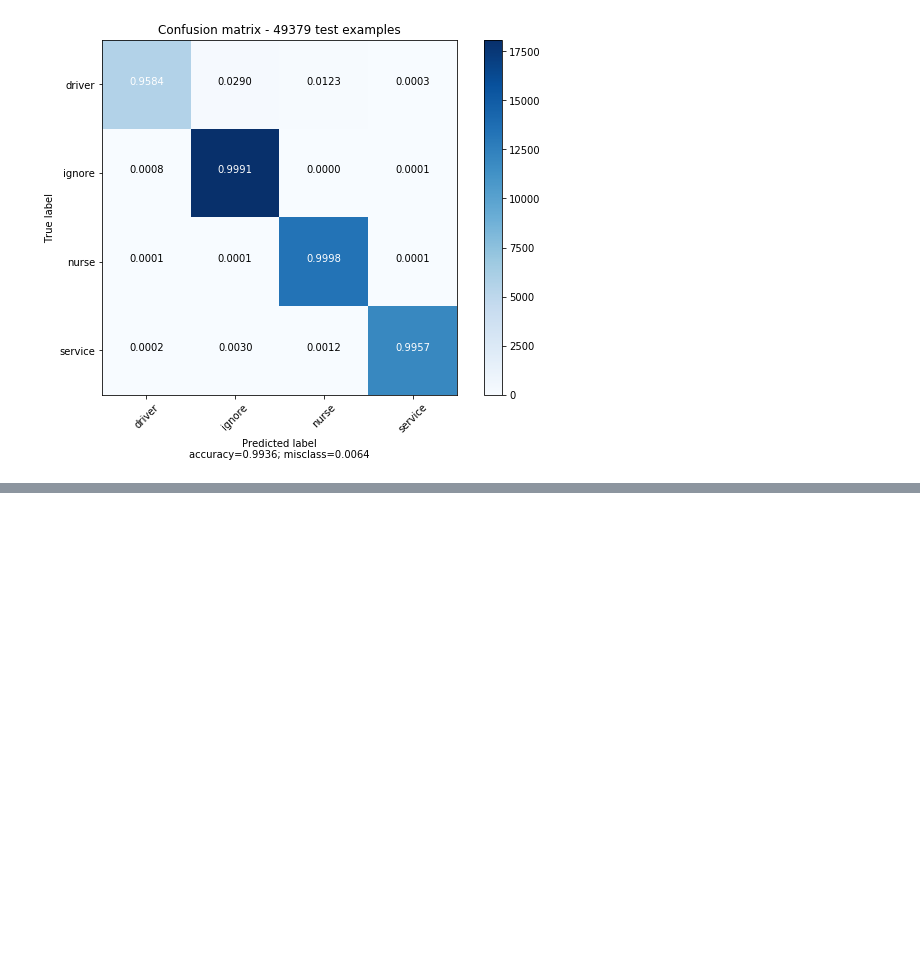
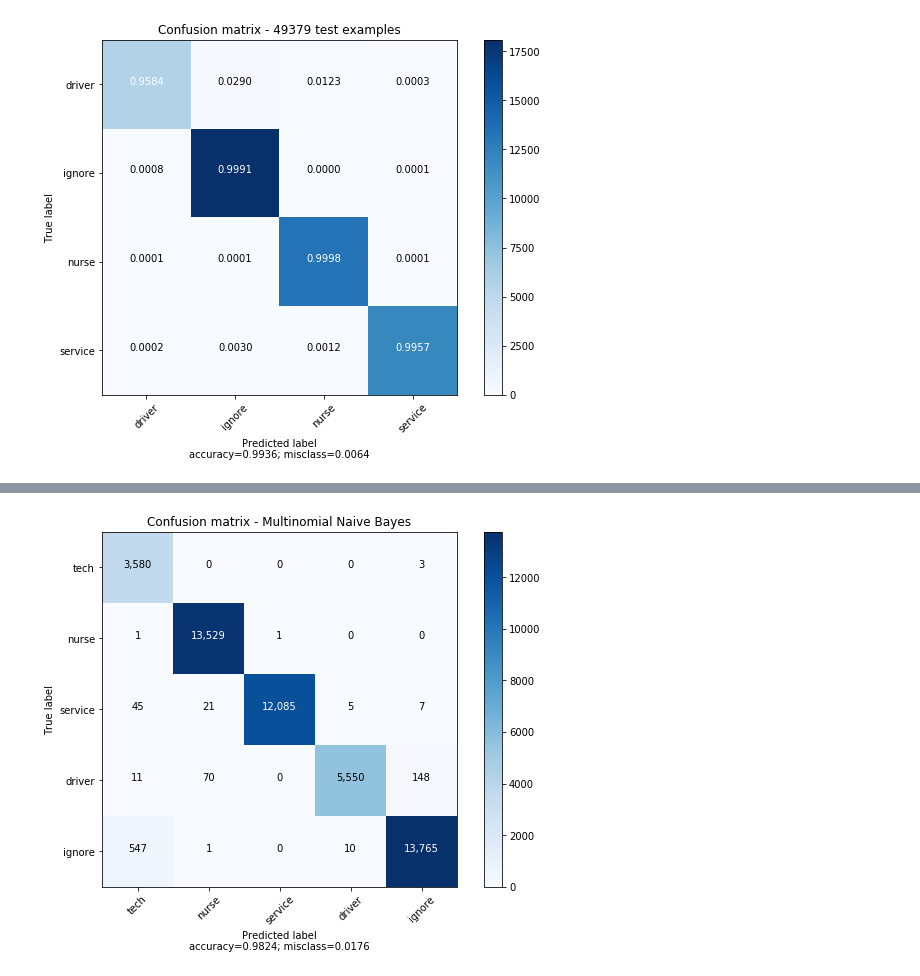
Before and after one commit to kabuhakmeh3/job-classifier, a Jupyter notebook: notebooks/Job Data Multiclass Naive Bayes - Demo.ipynb, the cells around one changed output, grey strips where cells are left out. Saved outputs shown, nothing was run; the diff lists cells and outputs as text; code cells hidden in the pictures; blank space fills up the shorter version.

```diff
--- a/notebooks/Job Data Multiclass Naive Bayes - Demo.ipynb
+++ b/notebooks/Job Data Multiclass Naive Bayes - Demo.ipynb
@@ -369,0 +464,4 @@ Moving away from the two-class approach to labeling jobs allows for better and m
+# %%
+plot_confusion_matrix(mnb_cm, target_names=cm_labels, title='Confusion matrix - Multinomial Naive Bayes',
+                      cmap=None, normalize=False)
+# %% [output]
@@ -369,0 +469 @@ Moving away from the two-class approach to labeling jobs allows for better and m
+[figure, added]
```
Also changed, not shown: parts of 12 cells of this notebook, 3 other files.
